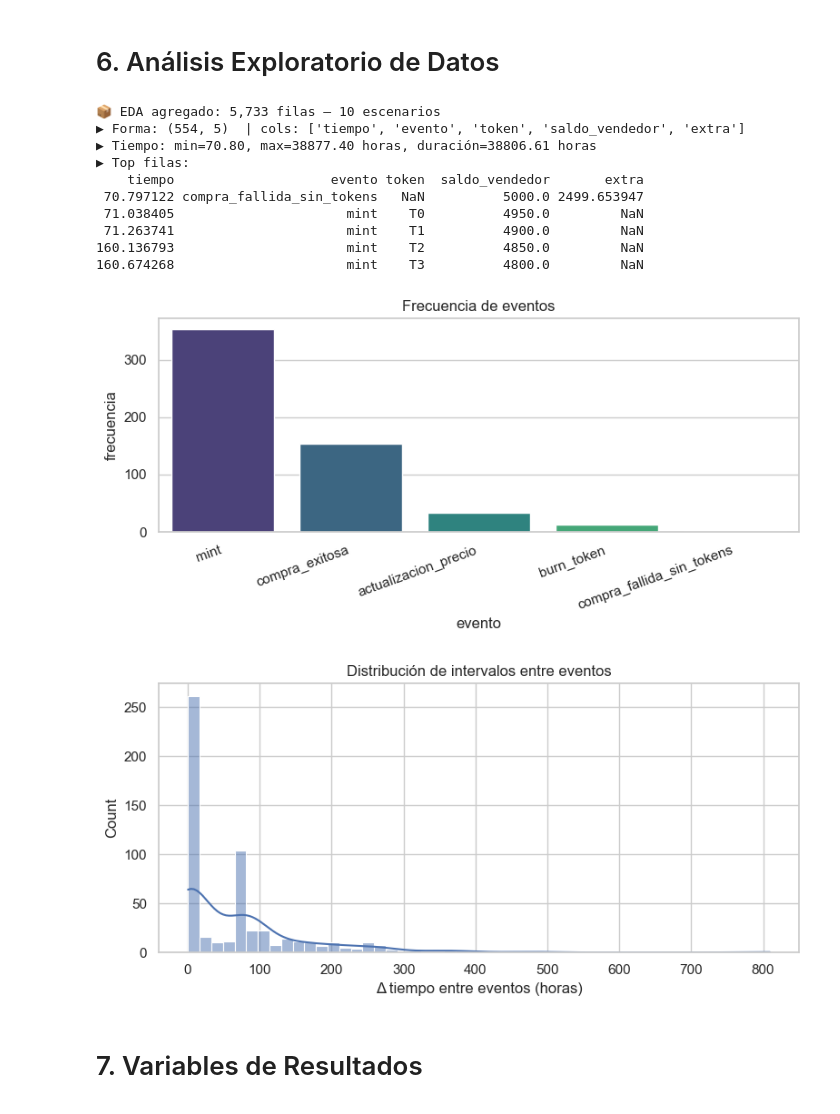
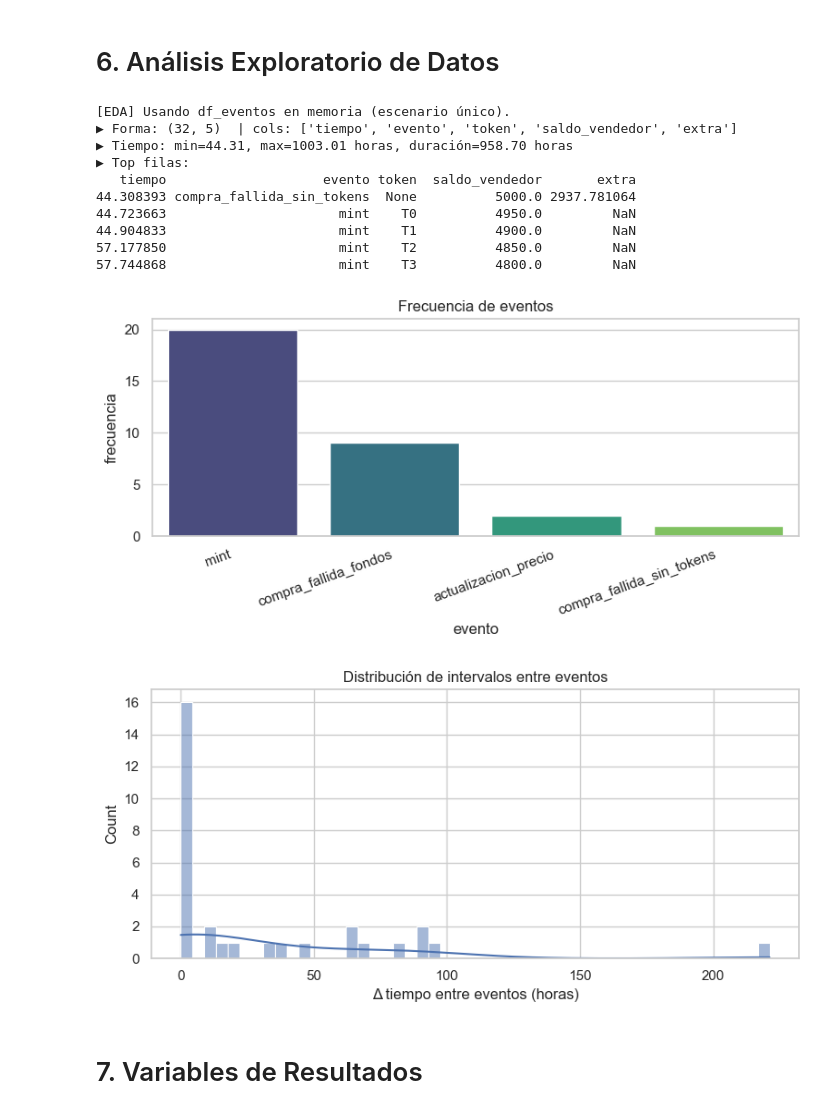
Before and after one commit to juliadp/simu-blockchain, a Jupyter notebook: TP Final Simulacion.ipynb, the cells around one changed output. Saved outputs shown, nothing was run; the diff lists cells and outputs as text; code cells hidden in the pictures.

```diff
--- a/TP Final Simulacion.ipynb
+++ b/TP Final Simulacion.ipynb
@@ -53,6 +53,10 @@ random.seed(42)
 pd.set_option("display.width", 120)
 pd.set_option("display.max_columns", 50)
 
+# Variables de Control
+GAS_CONTROL = 50
+TOKEN_PRICE_CONTROL = 1000
+
 # Mostrar versiones en Colab
 if IN_COLAB:
     import importlib
@@ -104,9 +108,10 @@ def simular_escenario(row: pd.Series, out_dir: Optional[Path] = None, save_files
     if save_files and out_dir is not None:
         out_dir.mkdir(parents=True, exist_ok=True)
 
-    # --------- Parámetros desde el dataset (fallbacks si faltara algo) ----------
-    N_EVENTOS   = int(row.get("n_eventos", 1000))
-    GAS         = float(row.get("gas_fee_usd", 50.0))
+    GAS = float(GAS_CONTROL)
+    TOKEN_PRICE= float(TOKEN_PRICE_CONTROL)
+
+    N_EVENTOS   = int(row.get("n_eventos", 50))
     PARTES_MAX  = int(row.get("partes_de_prop", 1000))
     MEAN_TS     = max(1e-6, float(row.get("mint_delay_min", 20.0)) / 60.0)      # min → h
     MEAN_LLIN   = max(1e-6, float(row.get("potential_buyer_arrival_delay_time", 30.0)))  # ya en h
@@ -114,7 +119,6 @@ def simular_escenario(row: pd.Series, out_dir: Optional[Path] = None, save_files
     P_KYC       = float(row.get("kyc_pass", 0.5))
     P_BURN      = float(row.get("burn_prob", 0.05))
     P_UPDATE    = float(row.get("price_update_prob", 0.10))
-    TOKEN_PRICE = float(row.get("token_price_usd", 1000.0))
     BUYER_BUDG  = float(row.get("buyer_budget_usd", 3000.0))
     PRICE_SD    = max(1.0, 0.10 * TOKEN_PRICE)
     BUDG_SD     = max(1.0, 0.15 * BUYER_BUDG)
@@ -146,7 +150,7 @@ def simular_escenario(row: pd.Series, out_dir: Optional[Path] = None, save_files
         return _inner
     gen_TS = _wrap_pos(gen_TS); gen_LLIN = _wrap_pos(gen_LLIN); gen_SEC = _wrap_pos(gen_SEC)
 
-    def gen_token_price():  return max(10.0, float(np.random.normal(TOKEN_PRICE, PRICE_SD)))
+    #def gen_token_price():  return max(10.0, float(np.random.normal(TOKEN_PRICE, PRICE_SD)))
     def gen_buyer_budget(): return max(0.0, float(np.random.normal(BUYER_BUDG, BUDG_SD)))
 
     # Simulación principal
@@ -157,7 +161,7 @@ def simular_escenario(row: pd.Series, out_dir: Optional[Path] = None, save_files
             if (tokens_emitidos < partes_de_prop) and (saldo_vend >= GAS):
                 CTS += 1; saldo_vend -= GAS
                 token_id = f"T{tokens_emitidos}"
-                tokens_vend.append({"id": token_id, "precio": gen_token_price()})
+                tokens_vend.append({"id": token_id, "precio": TOKEN_PRICE})
                 tokens_emitidos += 1
                 eventos.append([tiempo, "mint", token_id, saldo_vend, None])
         elif r < 0.7:
@@ -182,8 +186,8 @@ def simular_escenario(row: pd.Series, out_dir: Optional[Path] = None, save_files
                     tokens_vend.remove(token); tokens_burneados += 1
                     eventos.append([tiempo, "burn_token", token["id"], saldo_vend, None])
                 elif rr < (P_BURN + P_UPDATE):
-                    nuevo_precio = gen_token_price(); token["precio"] = nuevo_precio
-                    eventos.append([tiempo, "actualizacion_precio", token["id"], saldo_vend, nuevo_precio])
+                    token["precio"] = TOKEN_PRICE
+                    eventos.append([tiempo, "actualizacion_precio", token["id"], saldo_vend, TOKEN_PRICE])
 
     df_eventos = pd.DataFrame(eventos, columns=["tiempo","evento","token","saldo_vendedor","extra"])\
                    .sort_values("tiempo", ignore_index=True)
@@ -202,6 +206,8 @@ def simular_escenario(row: pd.Series, out_dir: Optional[Path] = None, save_files
         "tiempo_min": float(df_eventos["tiempo"].min()) if len(df_eventos) else 0.0,
         "tiempo_max": float(df_eventos["tiempo"].max()) if len(df_eventos) else 0.0,
         "unidad_tiempo": TIME_UNIT,
+        "gas_fee_usd": GAS,
+        "token_price_base_usd": TOKEN_PRICE,
     }
 
     # Guardar resultados
@@ -444,6 +450,10 @@ if RUN_ALL_SCENARIOS:
 
         name = _scenario_name(row, i)
         res = simular_escenario(row, BASE_OUT)  # no crea subcarpetas
+
+        # Mostrar gas y token
+        if i == 0:
+            print(f"\n➡️ Primer escenario: Gas fee usado = {res.metrics['gas_fee_usd']}, Token price = {res.metrics['token_price_base_usd']}")
 
         # 1) Guardar una sola copia de eventos del PRIMER escenario para EDA posterior
         if first_df_eventos is None and not res.df_eventos.empty:
@@ -602,45 +618,45 @@ def _eda_sencilla(df_eventos: pd.DataFrame, time_unit="horas",
             plt.show()
 
         if "tiempo" in df_eventos.columns:
             intervalos = df_eventos["tiempo"].diff().dropna()
             if len(intervalos):
                 plt.figure(figsize=(8,4))
                 sns.histplot(intervalos, bins=50, kde=True)
                 plt.xlabel(f"Δ tiempo entre eventos ({time_unit})")
                 plt.title("Distribución de intervalos entre eventos")
                 plt.tight_layout()
                 if save_dir:
                     plt.savefig(save_dir / "intervalos_eventos.png", dpi=150)
                 plt.show()
 
     return resumen
 
 # Prioridad: usar eventos_all.csv si existe; sino, df_eventos del primer escenario
 ev_all_path = BASE_OUT / "eventos_all.csv"
-if ev_all_path.exists():
+if ev_all_path.exists() and SAVE_EVENTS_ALL:
     df_all = pd.read_csv(ev_all_path)
     print(f"📦 EDA agregado: {len(df_all):,} filas — {df_all['scenario'].nunique()} escenarios")
     # Tomamos el primer escenario para una vista "tipo single"
     scen0 = df_all["scenario"].iloc[0]
     df_eventos = df_all[df_all["scenario"] == scen0].drop(columns=["scenario"]).reset_index(drop=True)
     _ = _eda_sencilla(df_eventos, time_unit=TIME_UNIT, save_dir=Path("outputs/eda"), do_plots=DO_PLOTS_SINGLE, head_n=HEAD_N)
 else:
     assert 'df_eventos' in globals(), "df_eventos no está definido; corré el Driver primero."
     print("[EDA] Usando df_eventos en memoria (escenario único).")
     _ = _eda_sencilla(df_eventos, time_unit=TIME_UNIT, save_dir=Path("outputs/eda"), do_plots=DO_PLOTS_SINGLE, head_n=HEAD_N)
 # %% [output]
-📦 EDA agregado: 5,733 filas — 10 escenarios
-▶ Forma: (554, 5)  | cols: ['tiempo', 'evento', 'token', 'saldo_vendedor', 'extra']
-▶ Tiempo: min=70.80, max=38877.40 horas, duración=38806.61 horas
+[EDA] Usando df_eventos en memoria (escenario único).
+▶ Forma: (32, 5)  | cols: ['tiempo', 'evento', 'token', 'saldo_vendedor', 'extra']
+▶ Tiempo: min=44.31, max=1003.01 horas, duración=958.70 horas
 ▶ Top filas:
-    tiempo                    evento token  saldo_vendedor       extra
- 70.797122 compra_fallida_sin_tokens   NaN          5000.0 2499.653947
- 71.038405                      mint    T0          4950.0         NaN
- 71.263741                      mint    T1          4900.0         NaN
-160.136793                      mint    T2          4850.0         NaN
-160.674268                      mint    T3          4800.0         NaN
+   tiempo                    evento token  saldo_vendedor       extra
+44.308393 compra_fallida_sin_tokens  None          5000.0 2937.781064
+44.723663                      mint    T0          4950.0         NaN
+44.904833                      mint    T1          4900.0         NaN
+57.177850                      mint    T2          4850.0         NaN
+57.744868                      mint    T3          4800.0         NaN
-[figure, old version]
+[figure, new version]
-[figure, old version]
+[figure, new version]
 # %% [markdown]
 # 7. Variables de Resultados
 # %%
```
Also changed, not shown: parts of 7 cells of this notebook, 26 other files.
